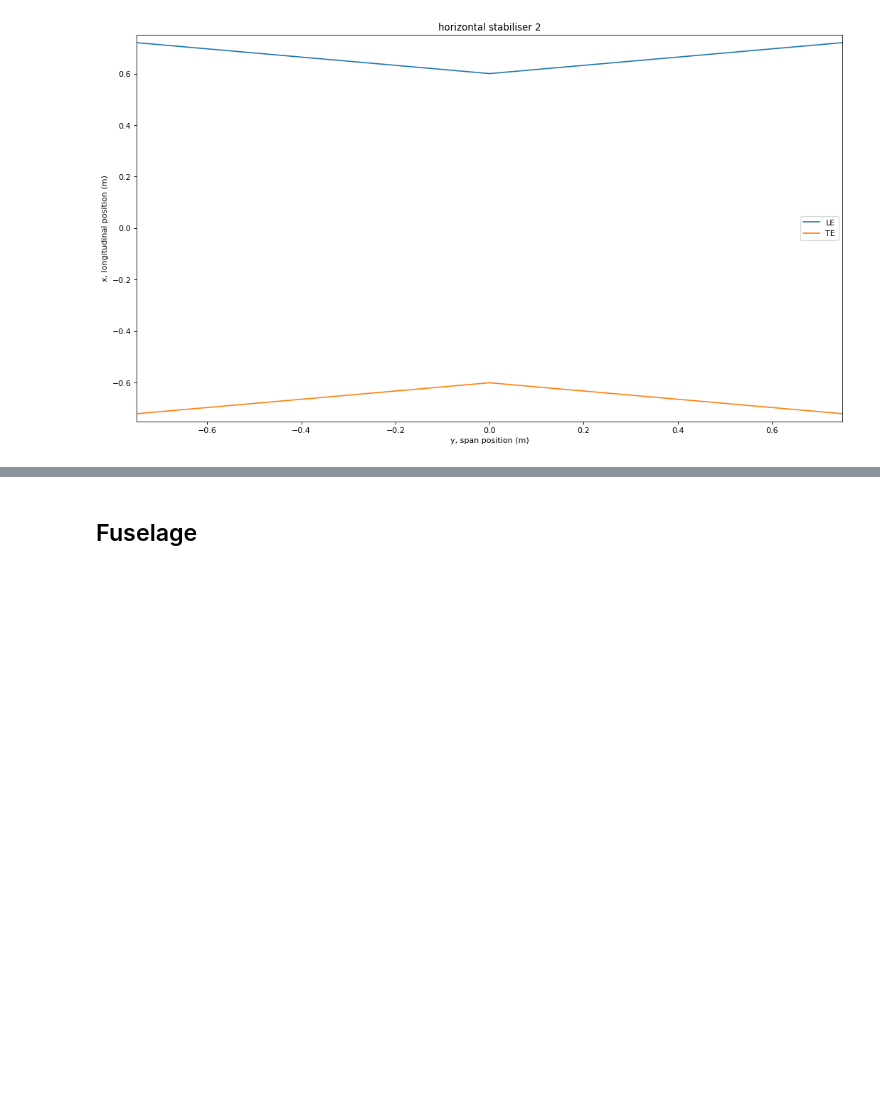
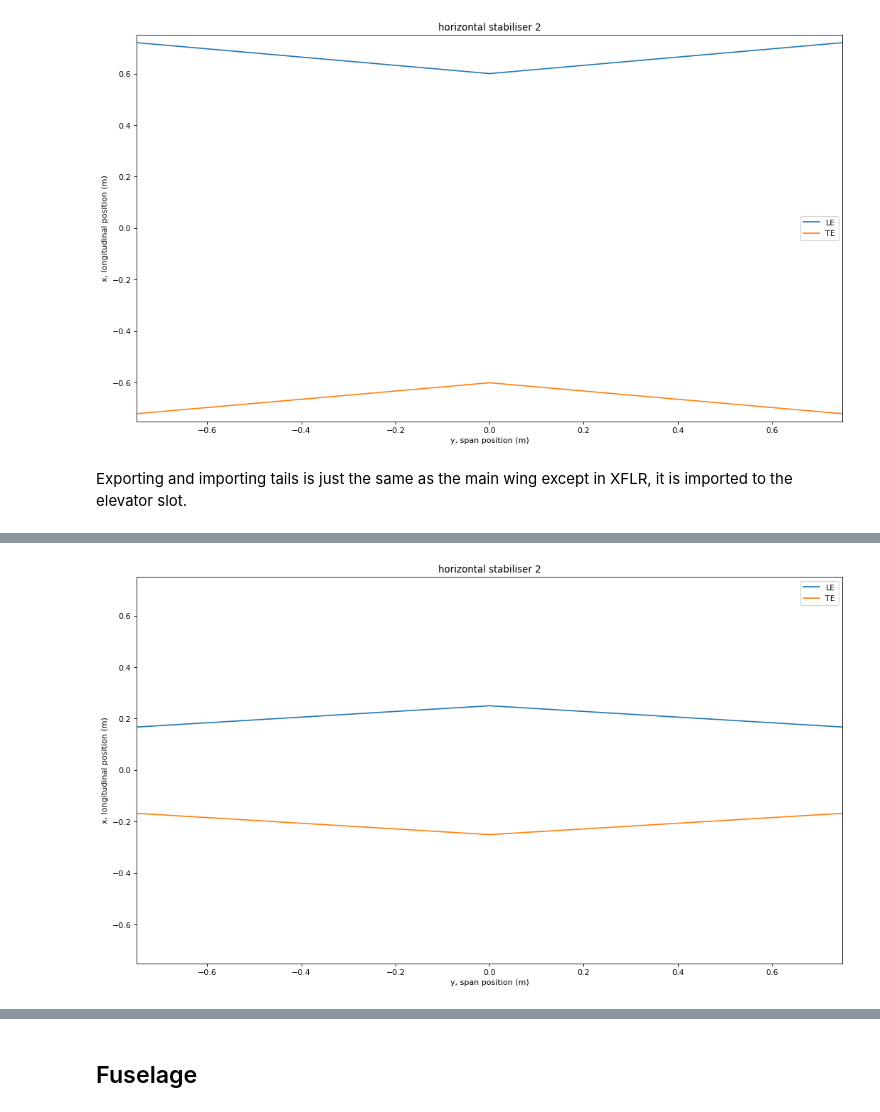
Before and after one commit to EliotDucky/AC2XFLR, a Jupyter notebook: Demo.ipynb, the cells around one changed output, grey strips where cells are left out. Cells and saved outputs as stored; diff of their text form; code cells hidden in the pictures; blank space fills up the shorter version.

```diff
--- a/Demo.ipynb
+++ b/Demo.ipynb
@@ -128,3 +128,11 @@ tail.setTaperRatio(1.2)
 tail.draw()
 # %% [output]
 [figure]
+# %% [markdown]
+Exporting and importing tails is just the same as the main wing except in XFLR, it is imported to the elevator slot.
+# %%
+tail.setRootChord(0.5)
+tail.setTaperRatio(0.67)
+tail.draw()
+tail.wingToXML()
+# %% [output]
@@ -130,0 +140 @@ tail.draw()
+[figure, added]
```
Also changed, not shown: parts of 2 cells of this notebook, 4 other files.
